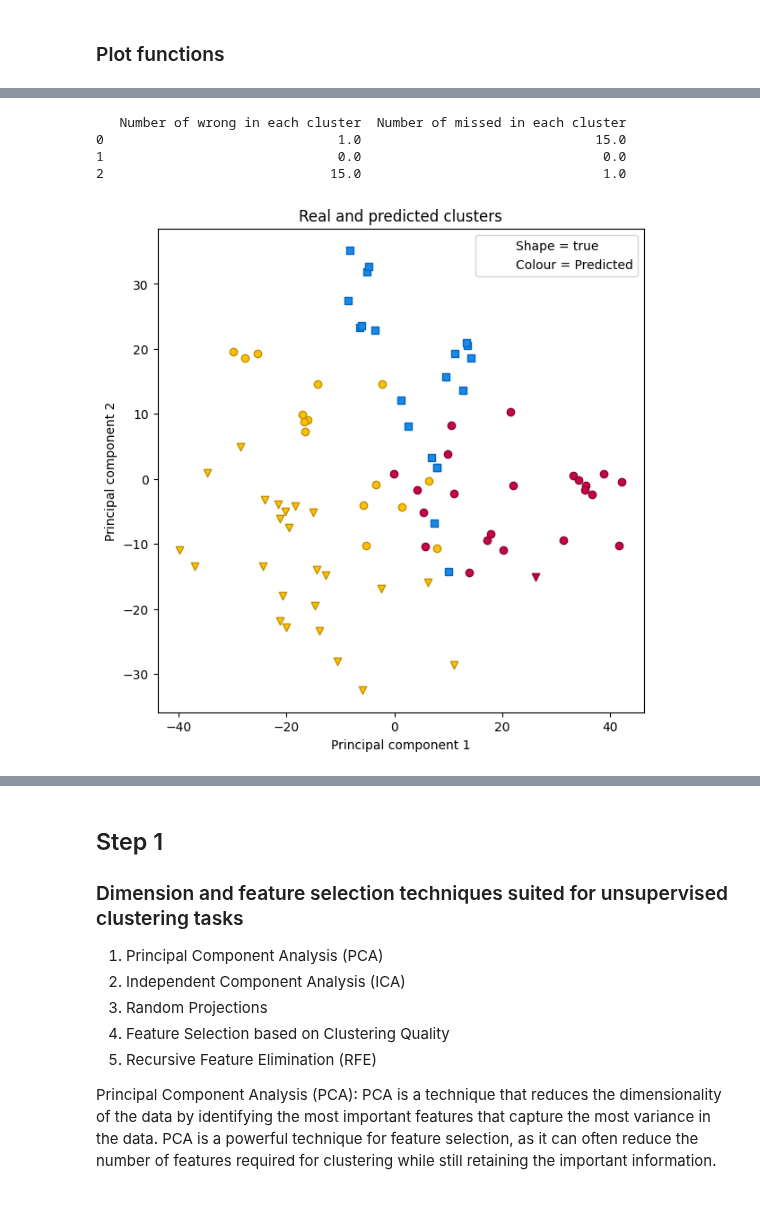
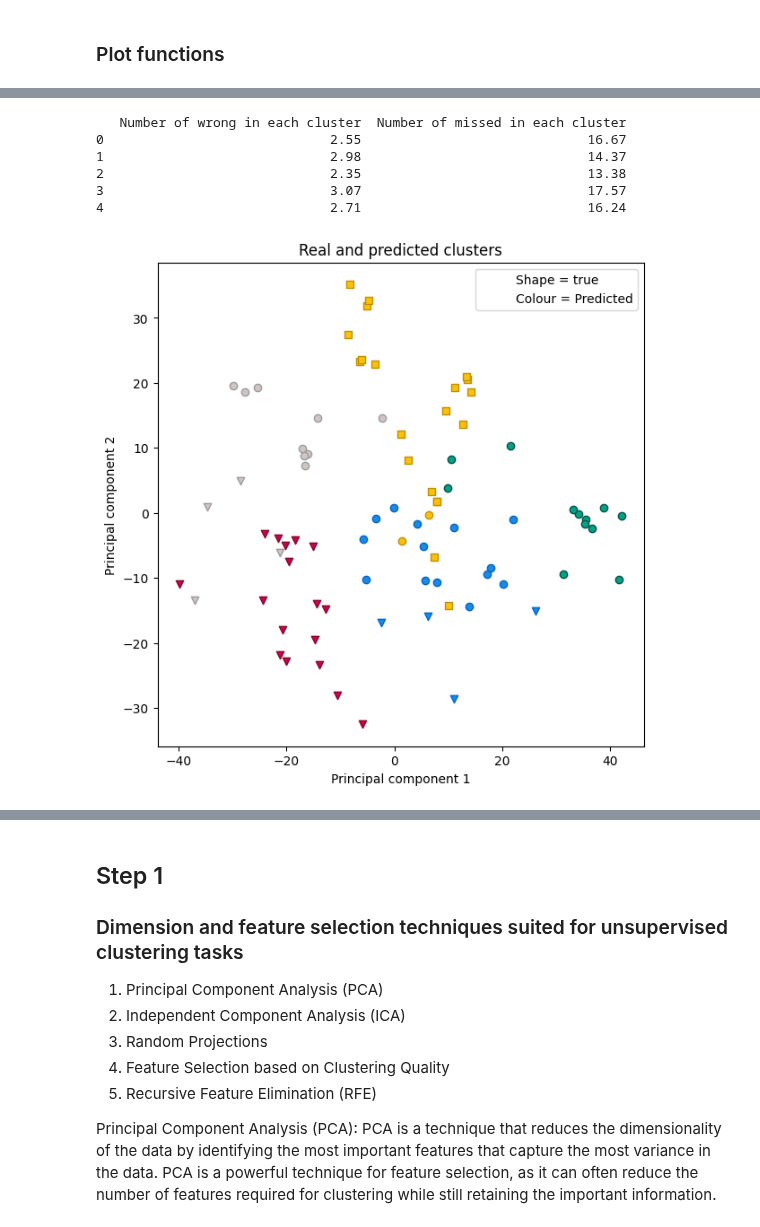
Before and after one commit to maximiliann97/Big-data-MVE441, a Jupyter notebook: Project3_clustering.ipynb, the cells around one changed output, grey strips where cells are left out. Saved outputs shown, nothing was run; the diff lists cells and outputs as text; code cells hidden in the pictures.

```diff
--- a/Project3_clustering.ipynb
+++ b/Project3_clustering.ipynb
@@ -250,7 +94,0 @@ def get_average_wrong_info_sc(reduced_data, nr_of_itt, nr_clusters, score):
-# %%
-reduced_data = pca(data, 10)
-nr_of_itt = 100
-
-wrong_info = get_average_wrong_info_kmeans(reduced_data, nr_of_itt, 3, 'kmean')
-print(wrong_info)
-plot_difference_real(labels, pred_kmeans)
@@ -263,15 +94,0 @@ plot_difference_real(labels, pred_kmeans)
-# %%
-reduced_data = pca(data, 10)
-nr_of_itt = 100
-
-wrong_info = get_average_wrong_info_sc(reduced_data, nr_of_itt, 3, 'kmean')
-print(wrong_info)
-
-k, pred_sc = spectral_cvscore(reduced_data, 3, 'kmean')
-plot_difference_real(labels, pred_sc)
-# %% [output]
-   Number of wrong in each cluster  Number of missed in each cluster
-0                              1.0                              15.0
-1                              0.0                               0.0
-2                             15.0                               1.0
-[figure, removed]
@@ -277,0 +252,19 @@ plot_difference_real(labels, pred_sc)
+# %%
+def get_average_wrong_info_kmeans(reduced_data, nr_of_itt, nr_clusters, score):
+
+    average_wrong_info = np.zeros([nr_clusters, 2])
+
+    for i in range(nr_of_itt):
+        k, pred_kmeans = kmeans_clustering_cvscore(reduced_data,  nr_clusters, score)
+        wrong_info = get_wrong_info(labels, pred_kmeans, nr_clusters)
+
+        average_wrong_info[:, 0] += wrong_info.get("Number of wrong in each cluster")
+        average_wrong_info[:, 1] += wrong_info.get("Number of missed in each cluster")
+
+
+    average_wrong_info[:, 0] = average_wrong_info[:, 0]/nr_of_itt
+    average_wrong_info[:, 1] = average_wrong_info[:, 1]/nr_of_itt
+
+    wrong_info = pd.DataFrame(average_wrong_info, columns = ["Number of wrong in each cluster", "Number of missed in each cluster"])
+
+    return wrong_info
@@ -277,0 +290,17 @@ plot_difference_real(labels, pred_sc)
+# %%
+nr_of_clusters = 5
+reduced_data = pca(data, 10)
+nr_of_itt = 100
+
+wrong_info = get_average_wrong_info_kmeans(reduced_data, nr_of_itt, nr_of_clusters, 'kmean')
+print(wrong_info)
+k, pred_kmeans = kmeans_clustering_cvscore(reduced_data, nr_of_clusters, 'kmean')
+plot_difference_real(labels, pred_kmeans)
+# %% [output]
+   Number of wrong in each cluster  Number of missed in each cluster
+0                             2.55                             16.67
+1                             2.98                             14.37
+2                             2.35                             13.38
+3                             3.07                             17.57
+4                             2.71                             16.24
+[figure, added]
```
Also changed, not shown: parts of 21 cells of this notebook, 2 other files.
